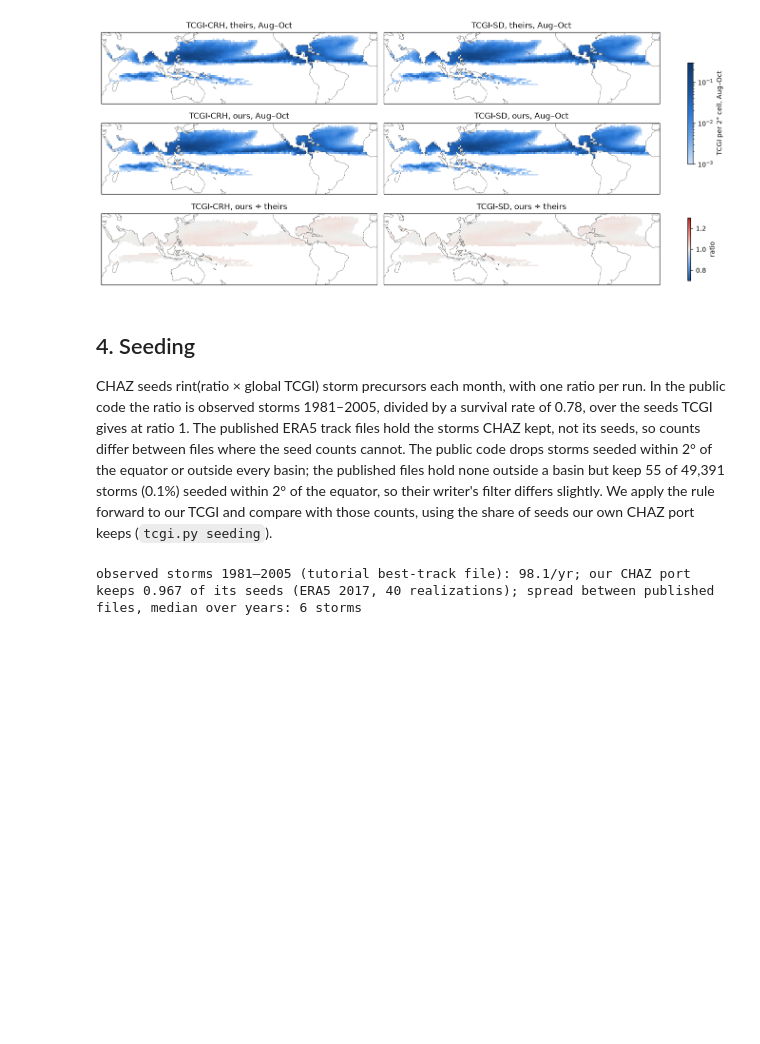
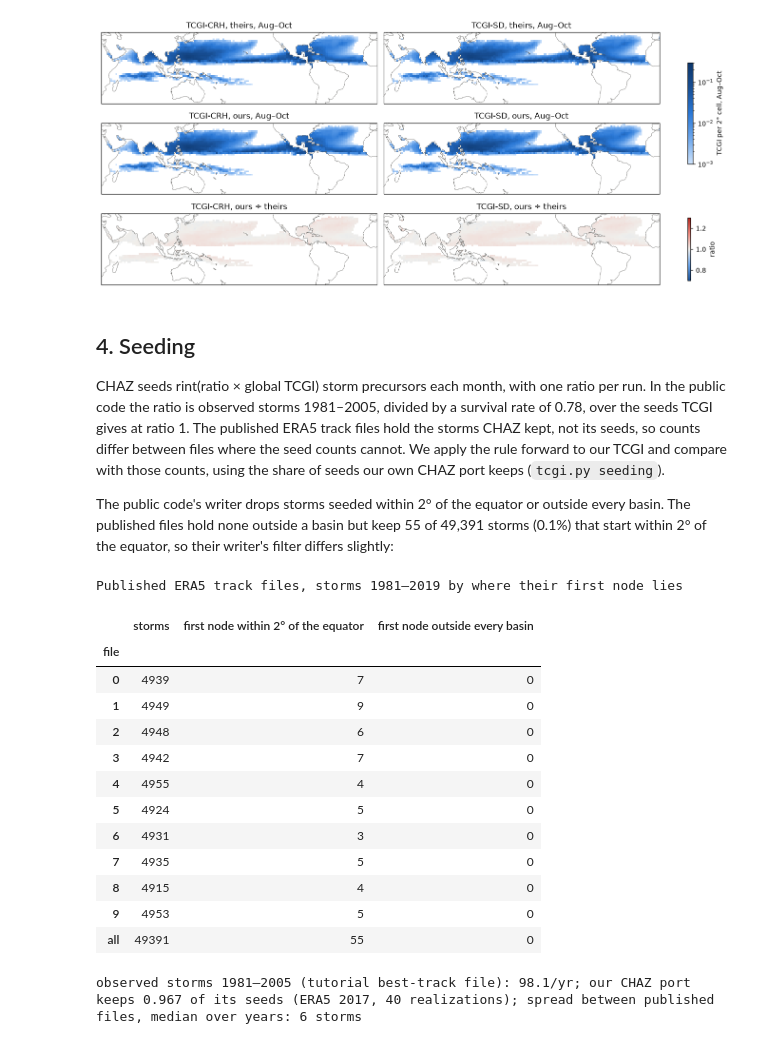
Before and after one commit to carbonplan/ocr-multi-hazard, a Jupyter notebook: docs/methods/hurricane-risk/genesis-index.ipynb, the cells around one changed output. Cells and saved outputs as stored; diff of their text form; code cells hidden in the pictures; blank space fills up the shorter version.

```diff
--- a/docs/methods/hurricane-risk/genesis-index.ipynb
+++ b/docs/methods/hurricane-risk/genesis-index.ipynb
@@ -638,10 +638,33 @@ for ax in axes.flat:
 CHAZ seeds rint(ratio × global TCGI) storm precursors each month, with one ratio per run. In the public
 code the ratio is observed storms 1981–2005, divided by a survival rate of 0.78, over the seeds TCGI
 gives at ratio 1. The published ERA5 track files hold the storms CHAZ kept, not its seeds, so counts
-differ between files where the seed counts cannot. The public code drops storms seeded within 2° of
-the equator or outside every basin; the published files hold none outside a basin but keep 55 of
-49,391 storms (0.1%) seeded within 2° of the equator, so their writer's filter differs slightly. We apply the rule forward to our TCGI and compare with those counts,
-using the share of seeds our own CHAZ port keeps (`tcgi.py seeding`).
+differ between files where the seed counts cannot. We apply the rule forward to our TCGI and
+compare with those counts, using the share of seeds our own CHAZ port keeps (`tcgi.py seeding`).
+
+The public code's writer drops storms seeded within 2° of the equator or outside every basin. The
+published files hold none outside a basin but keep 55 of 49,391 storms (0.1%) that start within 2°
+of the equator, so their writer's filter differs slightly:
+# %%
+filters = tcgi.published_seed_filters()
+filters.loc['all'] = filters.sum()
+filters.style.set_caption(
+    'Published ERA5 track files, storms 1981–2019 by where their first node lies'
+)
+# %% [output]
+Published ERA5 track files, storms 1981–2019 by where their first node lies
+|  | storms | first node within 2° of the equator | first node outside every basin |
+| file |  |  |  |
+| 0 | 4939 | 7 | 0 |
+| 1 | 4949 | 9 | 0 |
+| 2 | 4948 | 6 | 0 |
+| 3 | 4942 | 7 | 0 |
+| 4 | 4955 | 4 | 0 |
+| 5 | 4924 | 5 | 0 |
+| 6 | 4931 | 3 | 0 |
+| 7 | 4935 | 5 | 0 |
+| 8 | 4915 | 4 | 0 |
+| 9 | 4953 | 5 | 0 |
+| all | 49391 | 55 | 0 |
 # %%
 table = pd.read_csv(store.path(f'{store.VALIDATION}/seeding_1981_2005.csv'), index_col='year')
 observed = json.loads(store.path(f'{store.VALIDATION}/seeding_1981_2005.json').read_text())[
```
Also changed, not shown: 4 other files.
